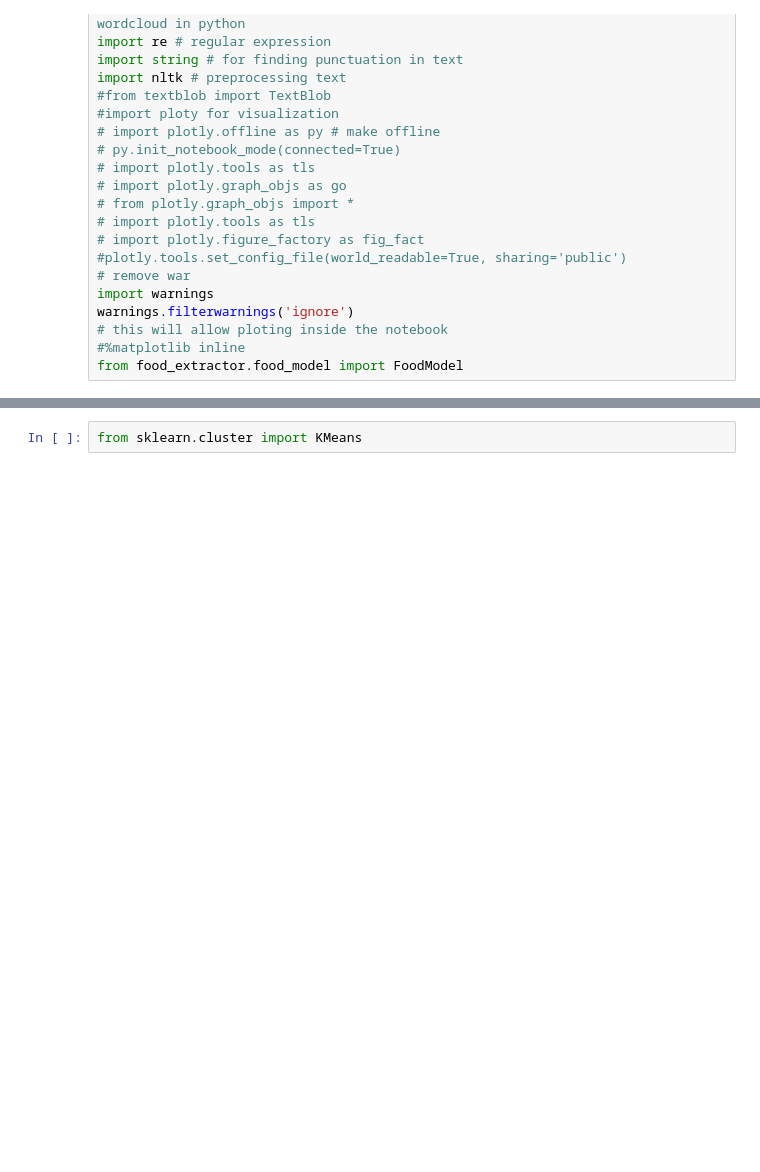
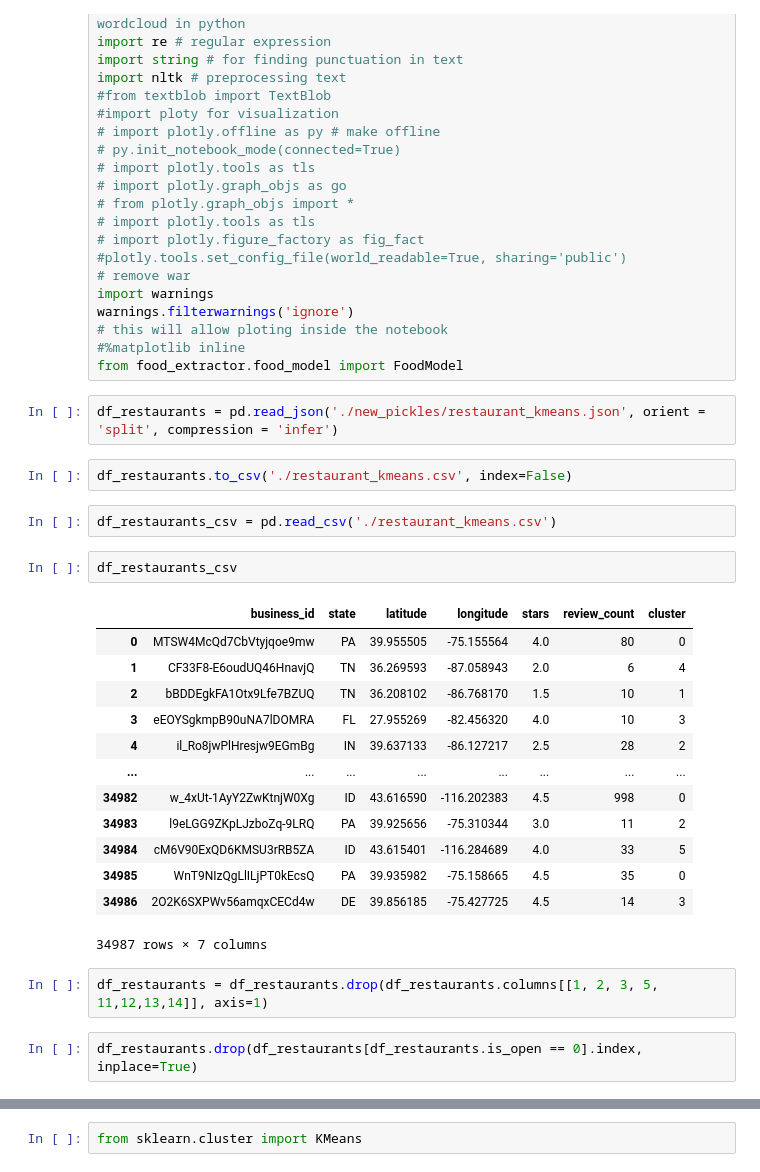
Before and after one commit to CUBigDataClass/team_akhil, a Jupyter notebook: YELP-REC.ipynb, the cells around one changed output, grey strips where cells are left out. Drawn from its saved outputs; the diff is of its cells as text; blank space fills up the shorter version.

```diff
--- a/YELP-REC.ipynb
+++ b/YELP-REC.ipynb
@@ -26,3 +26,29 @@ warnings.filterwarnings('ignore')
 # this will allow ploting inside the notebook
 #%matplotlib inline
 from food_extractor.food_model import FoodModel
+# %%
+df_restaurants = pd.read_json('./new_pickles/restaurant_kmeans.json', orient = 'split', compression = 'infer')
+# %%
+df_restaurants.to_csv('./restaurant_kmeans.csv', index=False)
+# %%
+df_restaurants_csv = pd.read_csv('./restaurant_kmeans.csv')
+# %%
+df_restaurants_csv
+# %% [output]
+|  | business_id | state | latitude | longitude | stars | review_count | cluster |
+| 0 | MTSW4McQd7CbVtyjqoe9mw | PA | 39.955505 | -75.155564 | 4.0 | 80 | 0 |
+| 1 | CF33F8-E6oudUQ46HnavjQ | TN | 36.269593 | -87.058943 | 2.0 | 6 | 4 |
+| 2 | bBDDEgkFA1Otx9Lfe7BZUQ | TN | 36.208102 | -86.768170 | 1.5 | 10 | 1 |
+| 3 | eEOYSgkmpB90uNA7lDOMRA | FL | 27.955269 | -82.456320 | 4.0 | 10 | 3 |
+| 4 | il_Ro8jwPlHresjw9EGmBg | IN | 39.637133 | -86.127217 | 2.5 | 28 | 2 |
+| ... | ... | ... | ... | ... | ... | ... | ... |
+| 34982 | w_4xUt-1AyY2ZwKtnjW0Xg | ID | 43.616590 | -116.202383 | 4.5 | 998 | 0 |
+| 34983 | l9eLGG9ZKpLJzboZq-9LRQ | PA | 39.925656 | -75.310344 | 3.0 | 11 | 2 |
+| 34984 | cM6V90ExQD6KMSU3rRB5ZA | ID | 43.615401 | -116.284689 | 4.0 | 33 | 5 |
+| 34985 | WnT9NIzQgLlILjPT0kEcsQ | PA | 39.935982 | -75.158665 | 4.5 | 35 | 0 |
+| 34986 | 2O2K6SXPWv56amqxCECd4w | DE | 39.856185 | -75.427725 | 4.5 | 14 | 3 |
+34987 rows × 7 columns
+# %%
+df_restaurants = df_restaurants.drop(df_restaurants.columns[[1, 2, 3, 5, 11,12,13,14]], axis=1)
+# %%
+df_restaurants.drop(df_restaurants[df_restaurants.is_open == 0].index, inplace=True)
```
Also changed, not shown: parts of 1 cell of this notebook, 4 other files.
